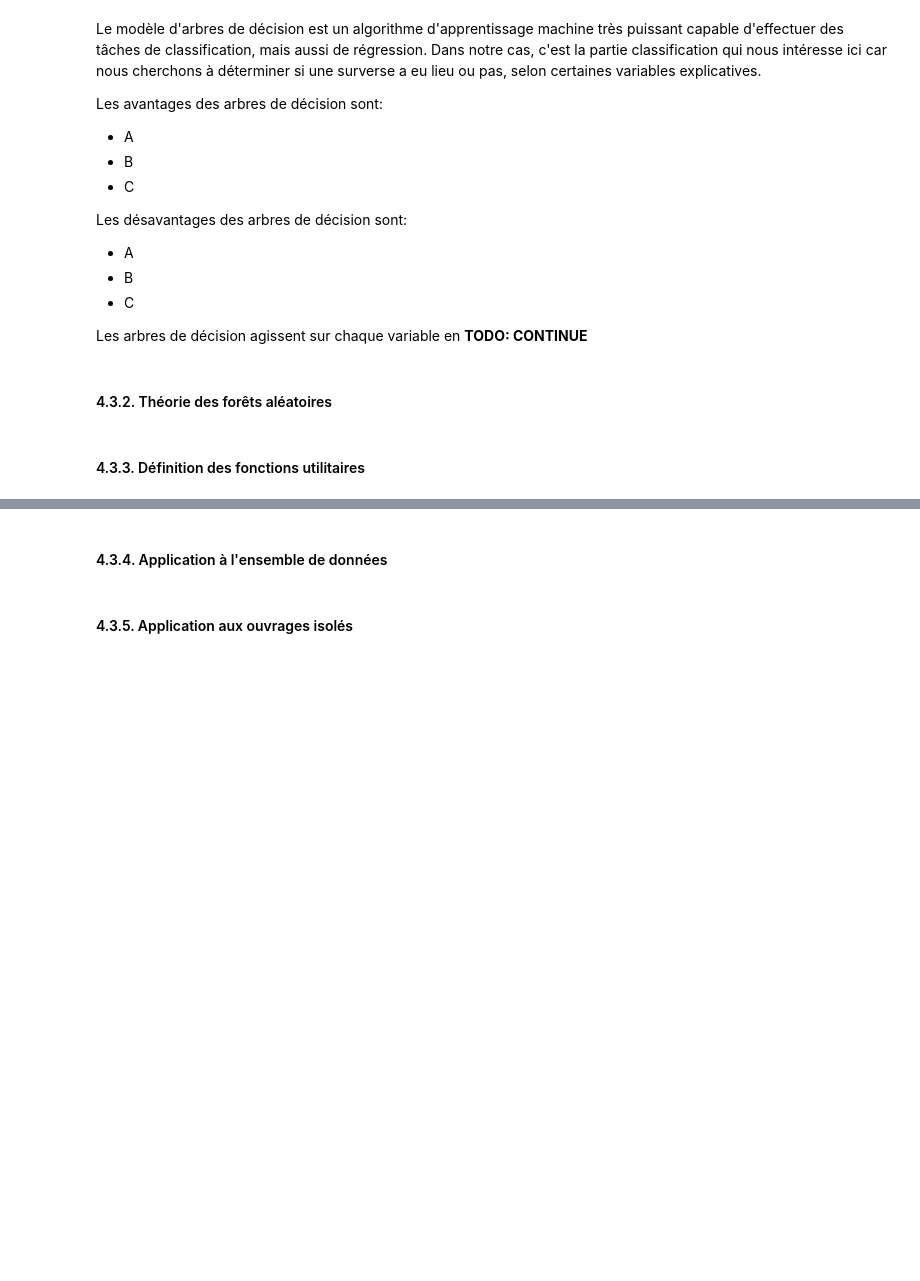
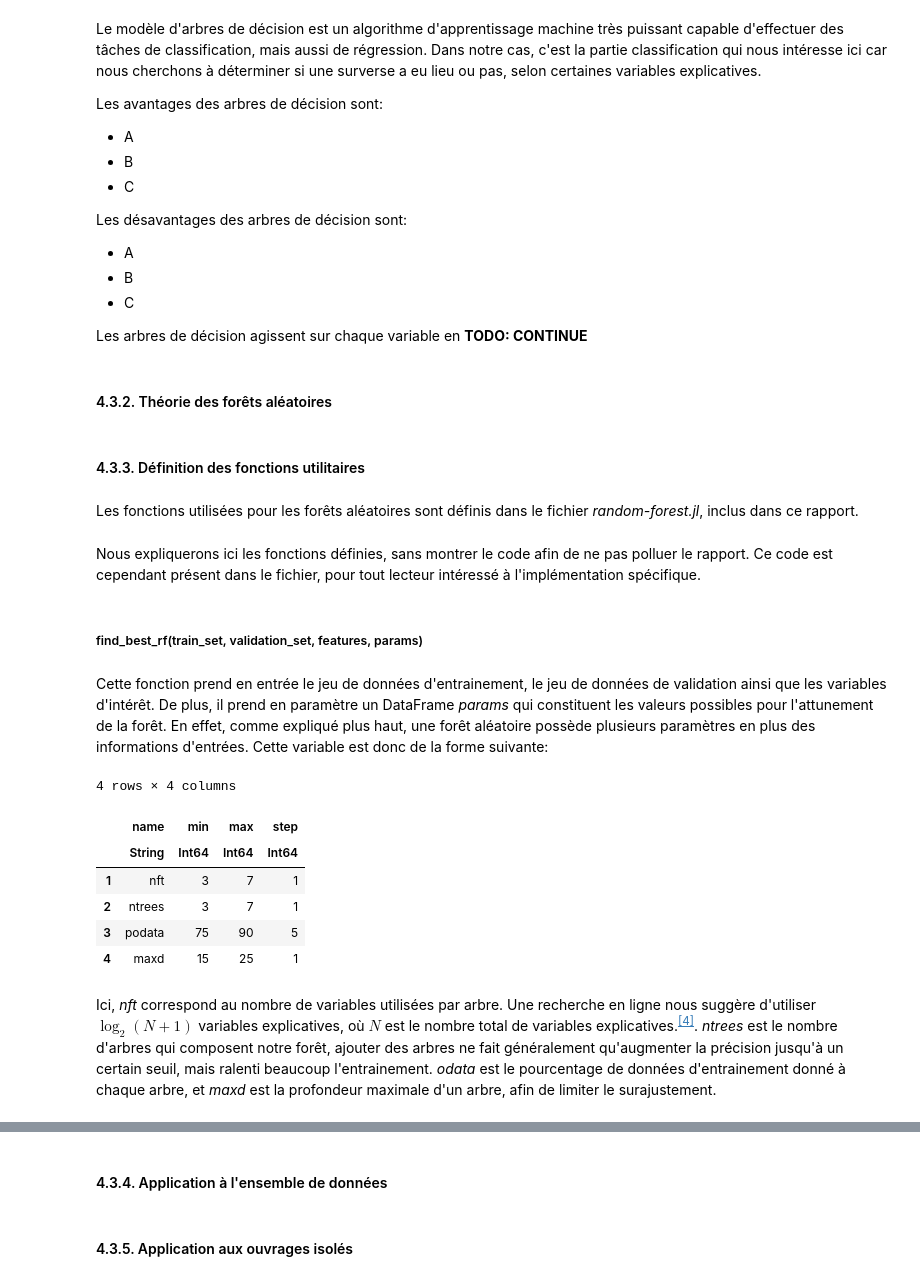
Before and after one commit to JeyzerMC/MTH3302-Project, a Jupyter notebook: rp_v2.ipynb, the cells around one changed output, grey strips where cells are left out. Cells and saved outputs as stored; diff of their text form; code cells hidden in the pictures; blank space fills up the shorter version.

```diff
--- a/rp_v2.ipynb
+++ b/rp_v2.ipynb
@@ -1379,3 +1379,5 @@ Les arbres de décision agissent sur chaque variable en **TODO: CONTINUE**
 # %% [markdown]
 <a id="4.3.3."></a>
 #### 4.3.3. Définition des fonctions utilitaires
+# %% [markdown]
+Les fonctions utilisées pour les forêts aléatoires sont définis dans le fichier _random-forest.jl_, inclus dans ce rapport.
@@ -1381,0 +1386,25 @@ Les arbres de décision agissent sur chaque variable en **TODO: CONTINUE**
+# %% [markdown]
+Nous expliquerons ici les fonctions définies, sans montrer le code afin de ne pas polluer le rapport. Ce code est cependant présent dans le fichier, pour tout lecteur intéressé à l'implémentation spécifique.
+# %% [markdown]
+##### find_best_rf(train_set, validation_set, features, params)
+# %% [markdown]
+Cette fonction prend en entrée le jeu de données d'entrainement, le jeu de données de validation ainsi que les variables d'intérêt. De plus, il prend en paramètre un DataFrame _params_ qui constituent les valeurs possibles pour l'attunement de la forêt. En effet, comme expliqué plus haut, une forêt aléatoire possède plusieurs paramètres en plus des informations d'entrées. Cette variable est donc de la forme suivante:
+# %%
+params = DataFrame(name=String[], min=Int64[], max=Int64[], step=Int64[]);
+
+push!(params, ["nft", 3, 7, 1]);
+push!(params, ["ntrees", 3, 7, 1]);
+push!(params, ["podata", 75, 90, 5]);
+push!(params, ["maxd", 15, 25, 1]);
+
+params
+# %% [output]
+4 rows × 4 columns
+|  | name | min | max | step |
+|  | String | Int64 | Int64 | Int64 |
+| 1 | nft | 3 | 7 | 1 |
+| 2 | ntrees | 3 | 7 | 1 |
+| 3 | podata | 75 | 90 | 5 |
+| 4 | maxd | 15 | 25 | 1 |
+# %% [markdown]
+Ici, _nft_ correspond au nombre de variables utilisées par arbre. Une recherche en ligne nous suggère d'utiliser $ \log_2(N+1)$ variables explicatives, où $N$ est le nombre total de variables explicatives.<sup>[[4]](#6.)</sup>. _ntrees_ est le nombre d'arbres qui composent notre forêt, ajouter des arbres ne fait généralement qu'augmenter la précision jusqu'à un certain seuil, mais ralenti beaucoup l'entrainement. _odata_ est le pourcentage de données d'entrainement donné à chaque arbre, et _maxd_ est la profondeur maximale d'un arbre, afin de limiter le surajustement.
```
Also changed, not shown: parts of 7 cells of this notebook.
